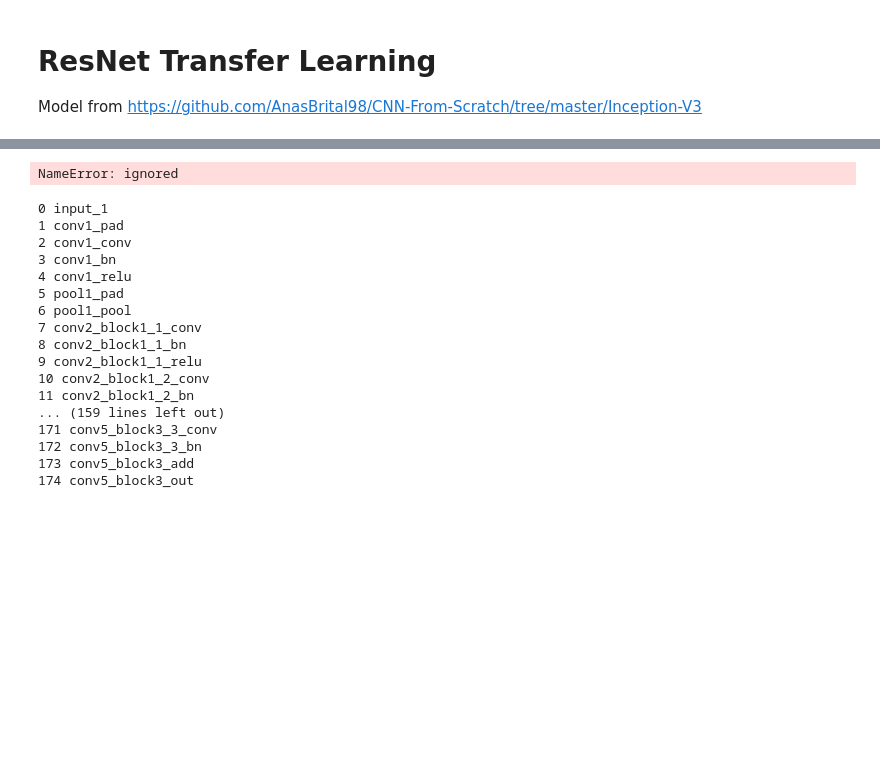
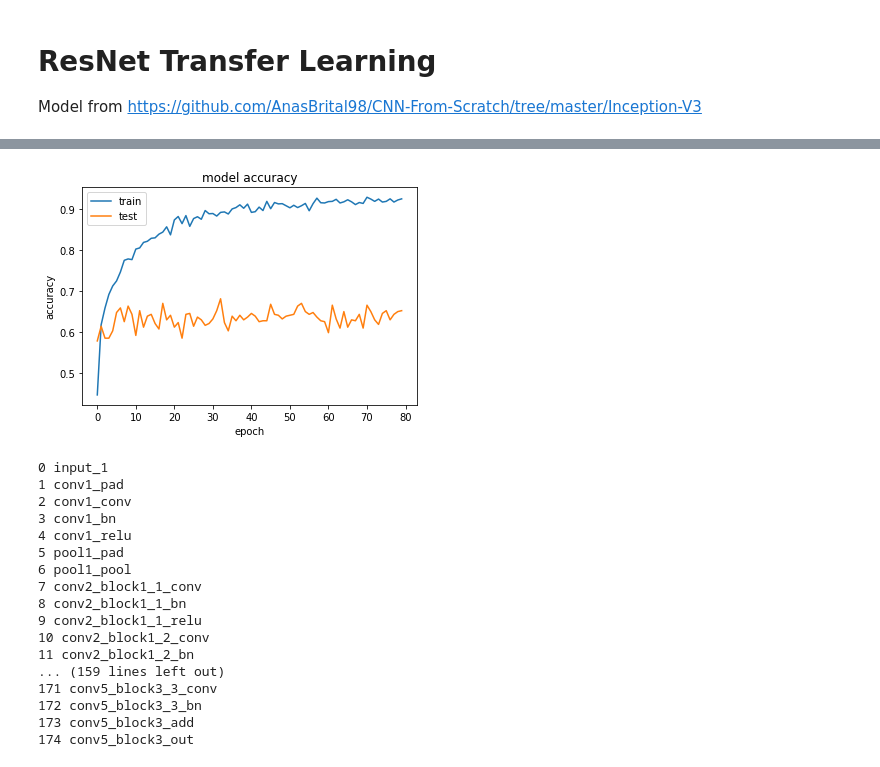
Before and after one commit to heroza/Experiment-0, a Jupyter notebook: ISIC Dataset using ResNet-50 Transfer Learning with Fine Tuning.ipynb, the cells around one changed output, grey strips where cells are left out. Saved outputs shown, nothing was run; the diff lists cells and outputs as text; code cells hidden in the pictures; blank space fills up the shorter version.

```diff
--- a/ISIC Dataset using ResNet-50 Transfer Learning with Fine Tuning.ipynb
+++ b/ISIC Dataset using ResNet-50 Transfer Learning with Fine Tuning.ipynb
@@ -261,14 +275,14 @@ Downloading data from https://storage.googleapis.com/tensorflow/keras-applicatio
 # %%
 # summarize history for accuracy
-#plt.plot(hst.history['accuracy'])
-#plt.plot(hst.history['val_accuracy'])
-#plt.title('model accuracy')
-#plt.ylabel('accuracy')
-#plt.xlabel('epoch')
-#plt.legend(['train', 'test'], loc='upper left')
-#plt.show()
+plt.plot(hst.history['accuracy'])
+plt.plot(hst.history['val_accuracy'])
+plt.title('model accuracy')
+plt.ylabel('accuracy')
+plt.xlabel('epoch')
+plt.legend(['train', 'test'], loc='upper left')
+plt.show()
 # %% [output]
-NameError: ignored
+[figure, added]
 # %%
 # let's visualize layer names and layer indices to see how many layers
 # we should freeze:
```
Also changed, not shown: parts of 13 cells of this notebook.
